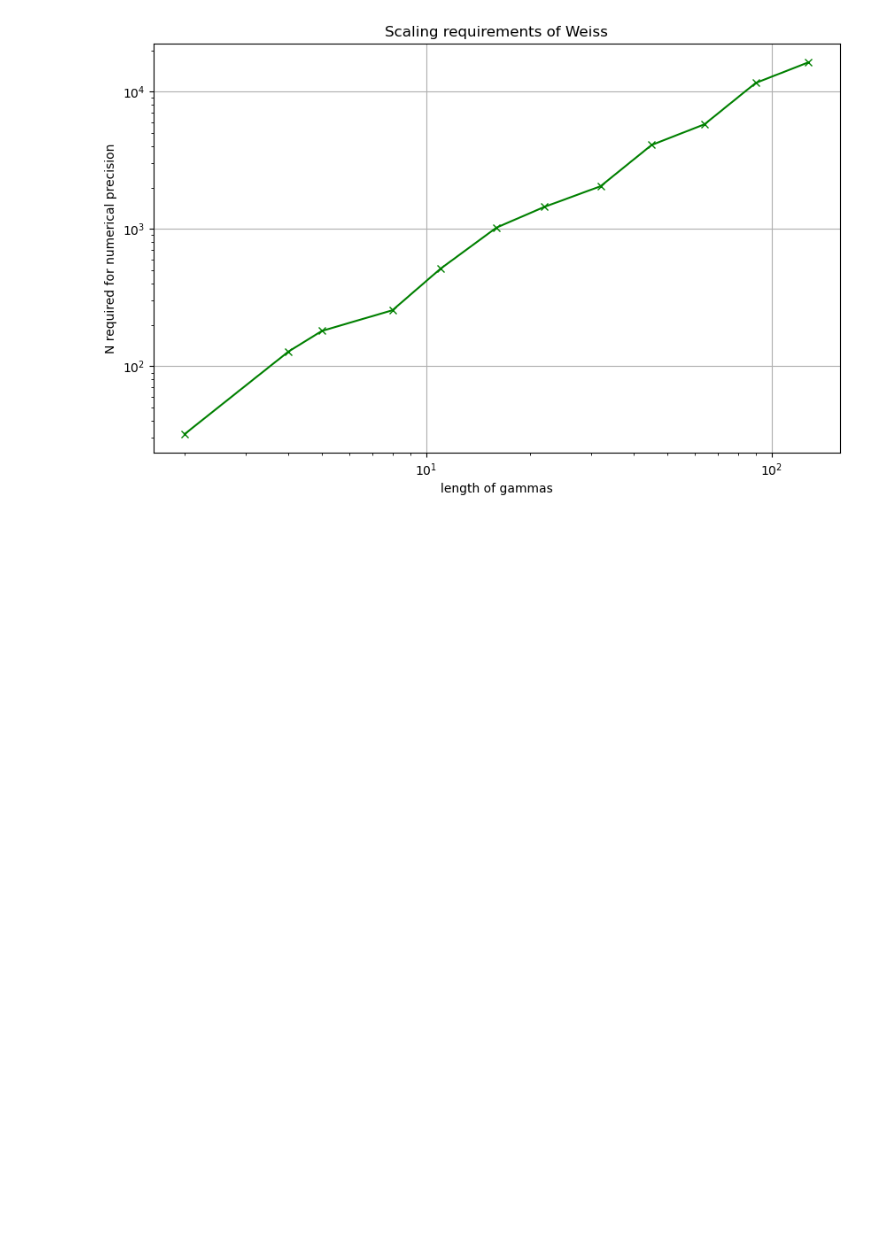
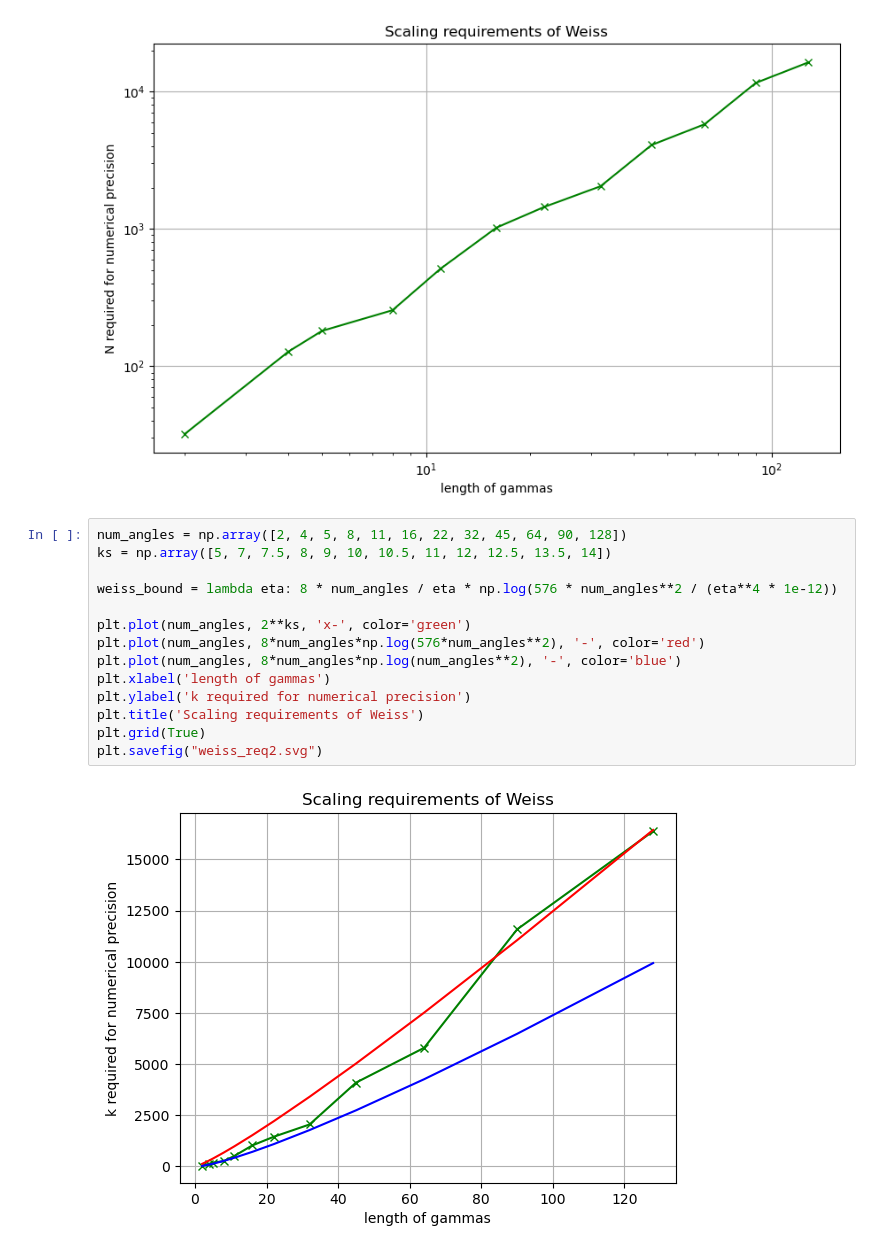
Before and after one commit to qsppack/pyqsppack, a Jupyter notebook: num_stab_nlft.ipynb, the cells around one changed output. Drawn from its saved outputs; the diff is of its cells as text; blank space fills up the shorter version.

```diff
--- a/num_stab_nlft.ipynb
+++ b/num_stab_nlft.ipynb
@@ -324,3 +324,19 @@ Checking k = 13.5 for num_angle = 90
 Checking k = 13.5 for num_angle = 128
 Checking k = 14.0 for num_angle = 128
 [figure]
+# %%
+num_angles = np.array([2, 4, 5, 8, 11, 16, 22, 32, 45, 64, 90, 128])
+ks = np.array([5, 7, 7.5, 8, 9, 10, 10.5, 11, 12, 12.5, 13.5, 14])
+
+weiss_bound = lambda eta: 8 * num_angles / eta * np.log(576 * num_angles**2 / (eta**4 * 1e-12))
+
+plt.plot(num_angles, 2**ks, 'x-', color='green')
+plt.plot(num_angles, 8*num_angles*np.log(576*num_angles**2), '-', color='red')
+plt.plot(num_angles, 8*num_angles*np.log(num_angles**2), '-', color='blue')
+plt.xlabel('length of gammas')
+plt.ylabel('k required for numerical precision')
+plt.title('Scaling requirements of Weiss')
+plt.grid(True)
+plt.savefig("weiss_req2.svg")
+# %% [output]
+[figure, added]
```
Also changed, not shown: 1 other file.
